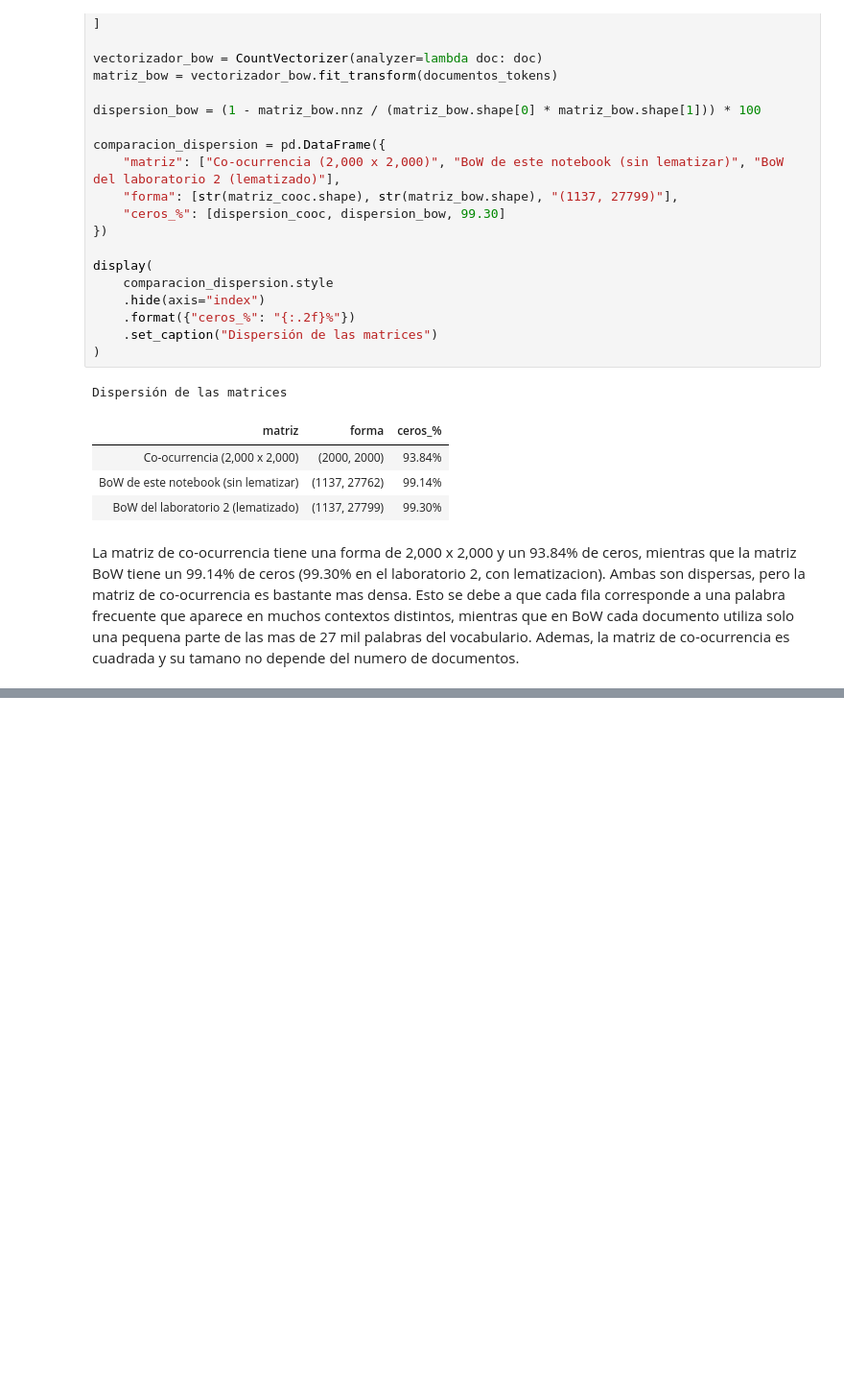
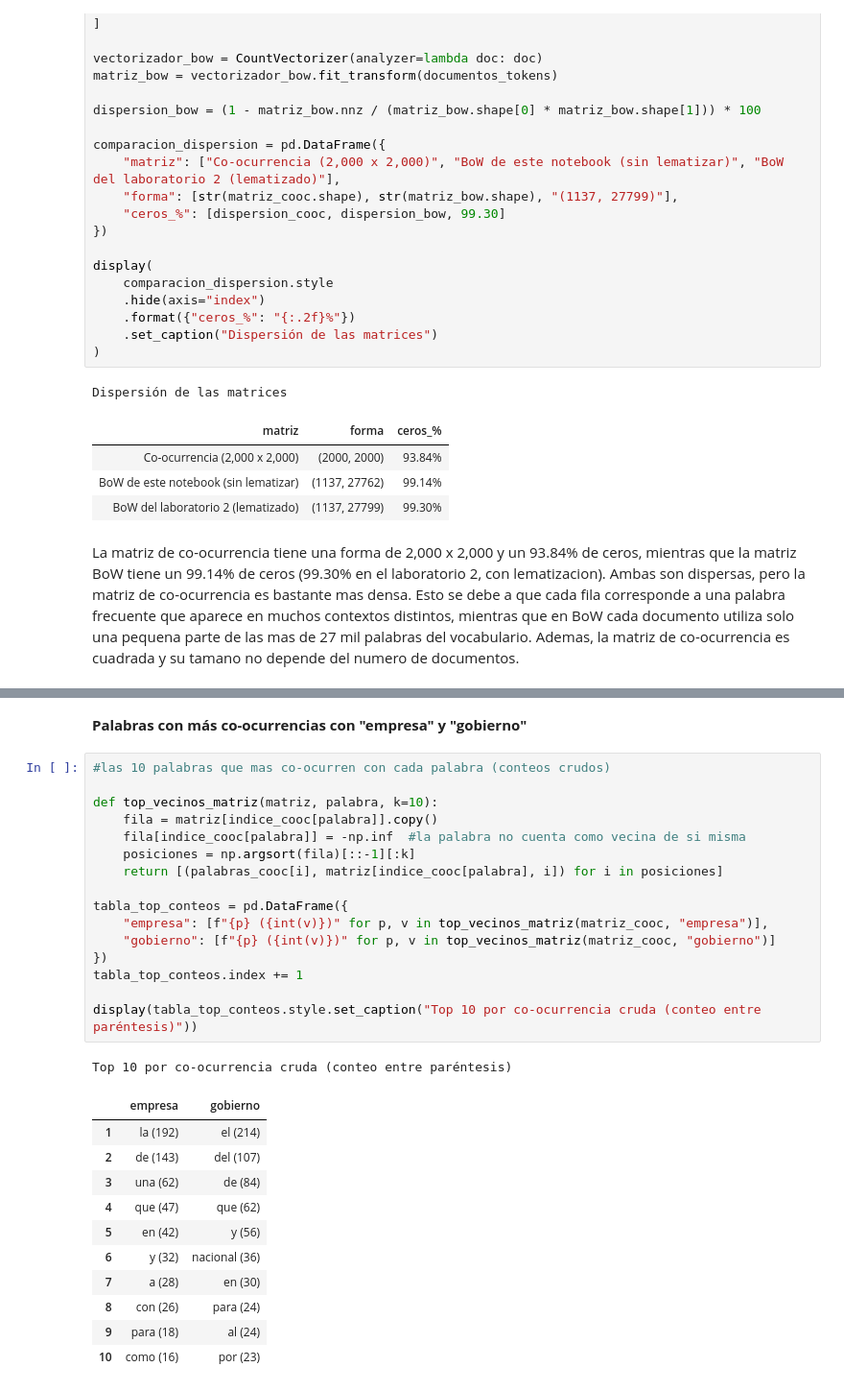
Before and after one commit to JuanDi37/NLP-laboratorio-9, a Jupyter notebook: Laboratorio9.ipynb, the cells around one changed output, grey strips where cells are left out. Shown at 96% size. Cells and saved outputs as stored; diff of their text form; blank space fills up the shorter version.

```diff
--- a/Laboratorio9.ipynb
+++ b/Laboratorio9.ipynb
@@ -464,0 +508,31 @@ La matriz de co-ocurrencia tiene una forma de 2,000 x 2,000 y un 93.84% de ceros
+# %% [markdown]
+**Palabras con más co-ocurrencias con "empresa" y "gobierno"**
+# %%
+#las 10 palabras que mas co-ocurren con cada palabra (conteos crudos)
+
+def top_vecinos_matriz(matriz, palabra, k=10):
+    fila = matriz[indice_cooc[palabra]].copy()
+    fila[indice_cooc[palabra]] = -np.inf  #la palabra no cuenta como vecina de si misma
+    posiciones = np.argsort(fila)[::-1][:k]
+    return [(palabras_cooc[i], matriz[indice_cooc[palabra], i]) for i in posiciones]
+
+tabla_top_conteos = pd.DataFrame({
+    "empresa": [f"{p} ({int(v)})" for p, v in top_vecinos_matriz(matriz_cooc, "empresa")],
+    "gobierno": [f"{p} ({int(v)})" for p, v in top_vecinos_matriz(matriz_cooc, "gobierno")]
+})
+tabla_top_conteos.index += 1
+
+display(tabla_top_conteos.style.set_caption("Top 10 por co-ocurrencia cruda (conteo entre paréntesis)"))
+# %% [output]
+Top 10 por co-ocurrencia cruda (conteo entre paréntesis)
+|  | empresa | gobierno |
+| 1 | la (192) | el (214) |
+| 2 | de (143) | del (107) |
+| 3 | una (62) | de (84) |
+| 4 | que (47) | que (62) |
+| 5 | en (42) | y (56) |
+| 6 | y (32) | nacional (36) |
+| 7 | a (28) | en (30) |
+| 8 | con (26) | para (24) |
+| 9 | para (18) | al (24) |
+| 10 | como (16) | por (23) |
```
Also changed, not shown: parts of 11 cells of this notebook, 1 other file.
